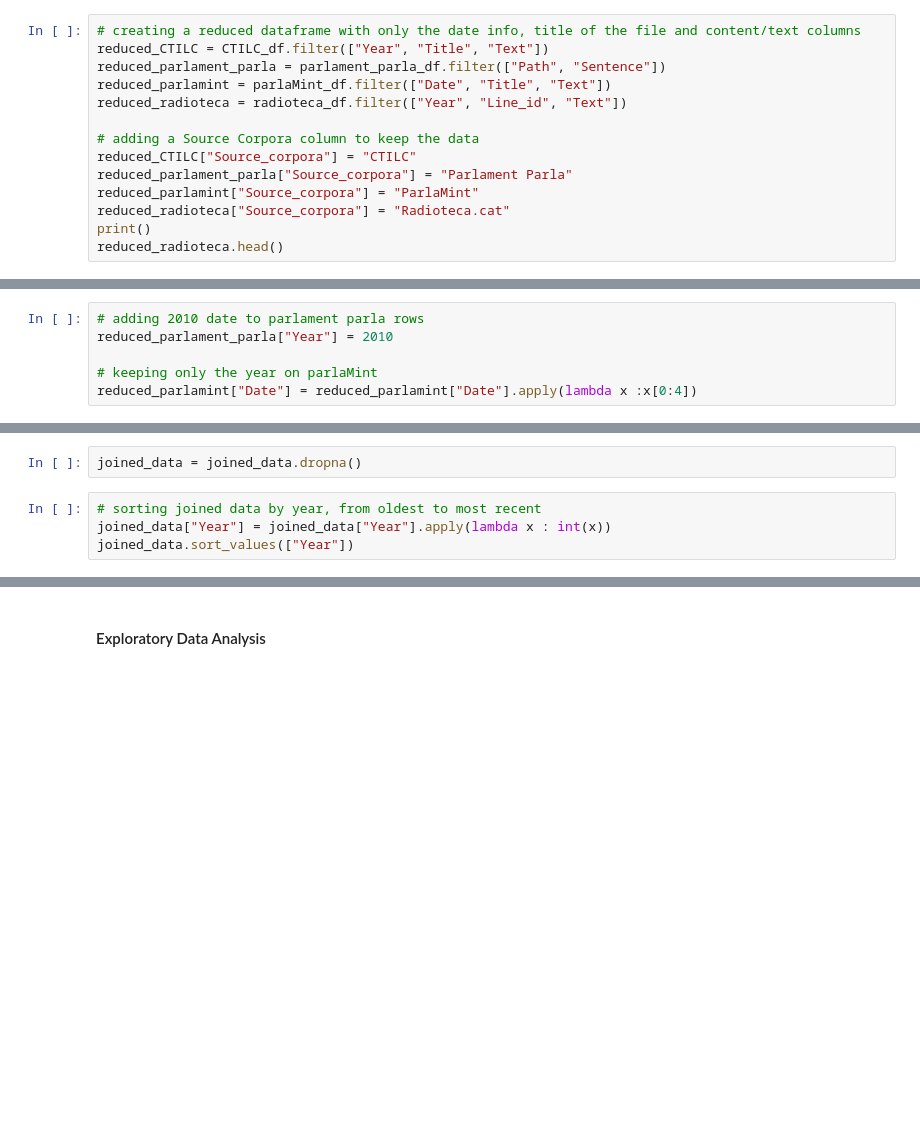
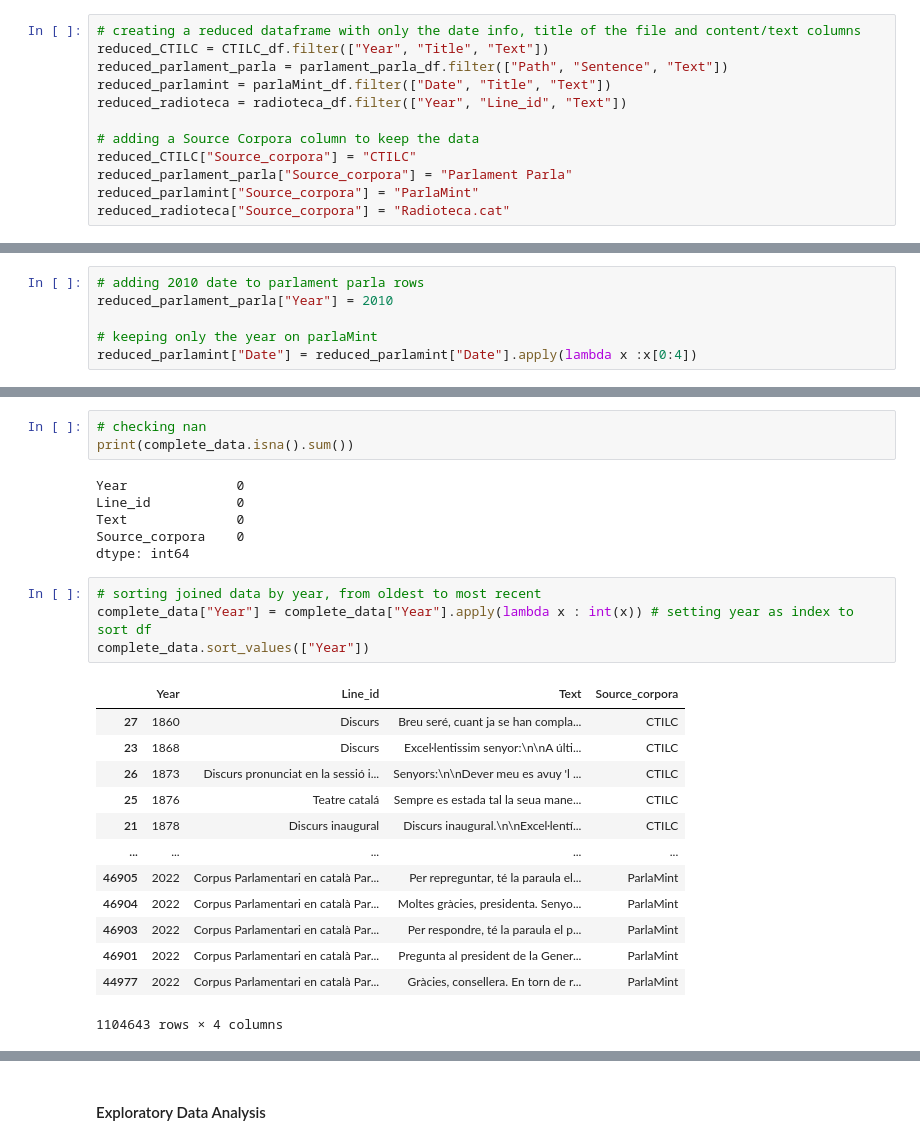
Before and after one commit to Data-Science-for-Linguists-2025/Linguistic-Markers-Catalan-Substitution, a Jupyter notebook: Data-Parsing-Exploratory-Analysis.ipynb, the cells around one changed output, grey strips where cells are left out. Saved outputs shown, nothing was run; the diff lists cells and outputs as text; blank space fills up the shorter version.

```diff
--- a/Data-Parsing-Exploratory-Analysis.ipynb
+++ b/Data-Parsing-Exploratory-Analysis.ipynb
@@ -847,7 +850,7 @@ Some of the data frames come with a great amount of metadata that won't be neces
 # %%
 # creating a reduced dataframe with only the date info, title of the file and content/text columns
 reduced_CTILC = CTILC_df.filter(["Year", "Title", "Text"])
-reduced_parlament_parla = parlament_parla_df.filter(["Path", "Sentence"])
+reduced_parlament_parla = parlament_parla_df.filter(["Path", "Sentence", "Text"])
 reduced_parlamint = parlaMint_df.filter(["Date", "Title", "Text"])
 reduced_radioteca = radioteca_df.filter(["Year", "Line_id", "Text"])
 
@@ -856,5 +859,3 @@ reduced_CTILC["Source_corpora"] = "CTILC"
 reduced_parlament_parla["Source_corpora"] = "Parlament Parla"
 reduced_parlamint["Source_corpora"] = "ParlaMint"
 reduced_radioteca["Source_corpora"] = "Radioteca.cat"
-print()
-reduced_radioteca.head()
@@ -886,7 +928,28 @@ joined_data.head()
 # %%
-joined_data = joined_data.dropna()
+# checking nan
+print(complete_data.isna().sum())
+# %% [output]
+Year              0
+Line_id           0
+Text              0
+Source_corpora    0
+dtype: int64
 # %%
 # sorting joined data by year, from oldest to most recent
-joined_data["Year"] = joined_data["Year"].apply(lambda x : int(x))
-joined_data.sort_values(["Year"])
+complete_data["Year"] = complete_data["Year"].apply(lambda x : int(x)) # setting year as index to sort df
+complete_data.sort_values(["Year"])
+# %% [output]
+|  | Year | Line_id | Text | Source_corpora |
+| 27 | 1860 | Discurs | Breu seré, cuant ja se han compla... | CTILC |
+| 23 | 1868 | Discurs | Excel·lentissim senyor:\n\nA últi... | CTILC |
+| 26 | 1873 | Discurs pronunciat en la sessió i... | Senyors:\n\nDever meu es avuy 'l ... | CTILC |
+| 25 | 1876 | Teatre catalá | Sempre es estada tal la seua mane... | CTILC |
+| 21 | 1878 | Discurs inaugural | Discurs inaugural.\n\nExcel·lentí... | CTILC |
+| ... | ... | ... | ... | ... |
+| 46905 | 2022 | Corpus Parlamentari en català Par... | Per repreguntar, té la paraula el... | ParlaMint |
+| 46904 | 2022 | Corpus Parlamentari en català Par... | Moltes gràcies, presidenta. Senyo... | ParlaMint |
+| 46903 | 2022 | Corpus Parlamentari en català Par... | Per respondre, té la paraula el p... | ParlaMint |
+| 46901 | 2022 | Corpus Parlamentari en català Par... | Pregunta al president de la Gener... | ParlaMint |
+| 44977 | 2022 | Corpus Parlamentari en català Par... | Gràcies, consellera. En torn de r... | ParlaMint |
+1104643 rows × 4 columns
 # %%
```
Also changed, not shown: parts of 25 cells of this notebook.
